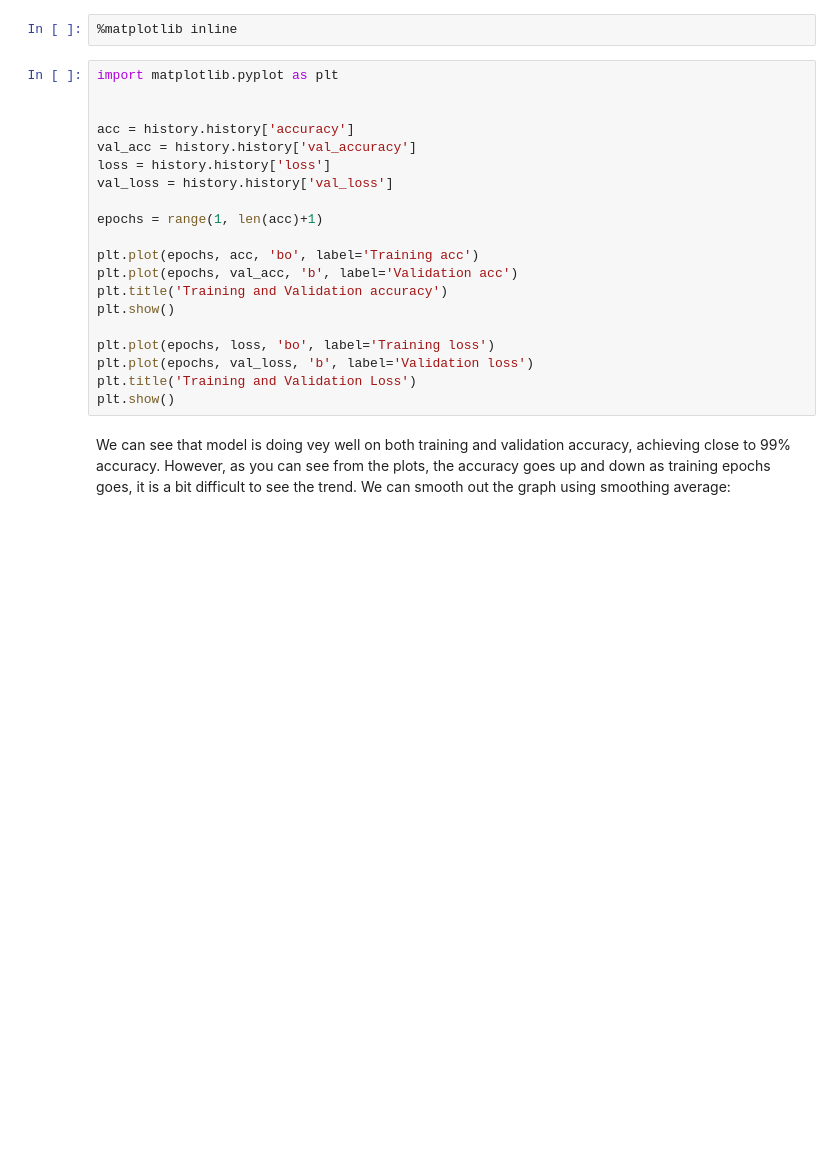
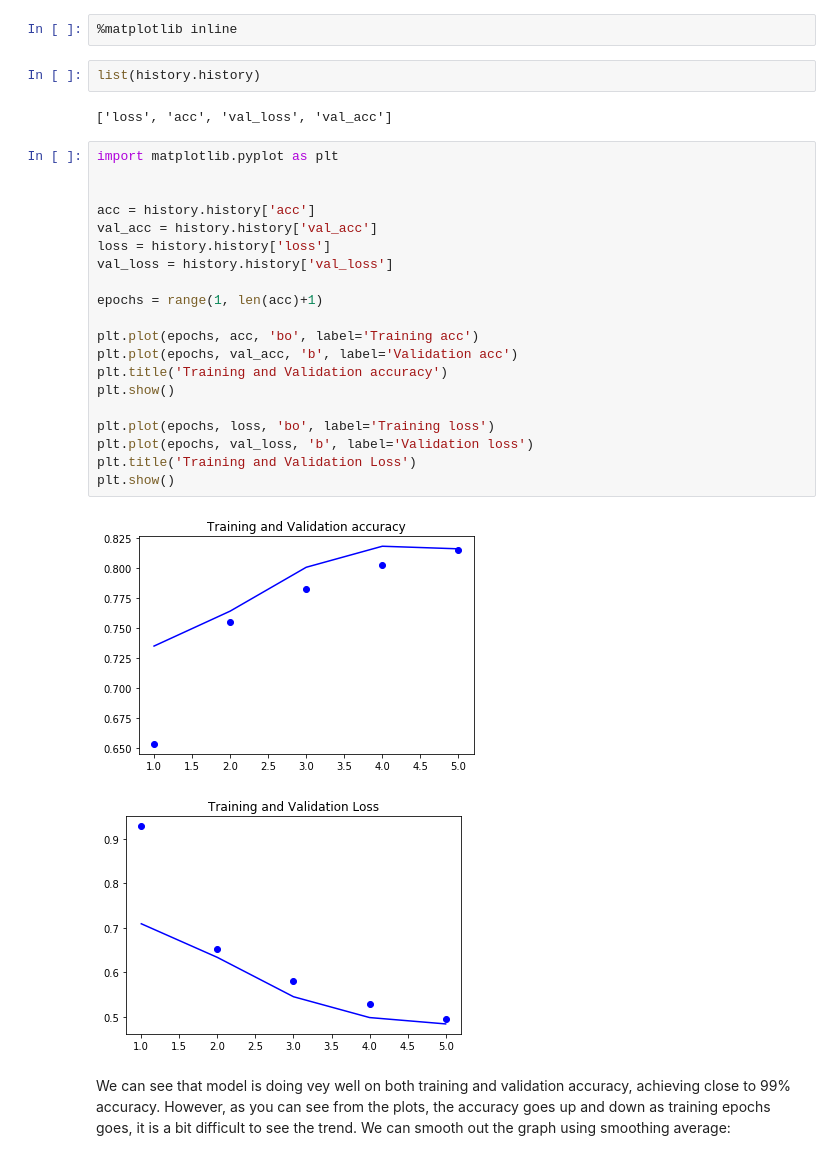
Before and after one commit to BellyTheMagnificent/ITI107-Deep-Learning-Networks, a Jupyter notebook: session-1/first_cnn_for_image_classification.ipynb, the cells around one changed output. Cells and saved outputs as stored; diff of their text form; blank space fills up the shorter version.

```diff
--- a/session-1/first_cnn_for_image_classification.ipynb
+++ b/session-1/first_cnn_for_image_classification.ipynb
@@ -115,26 +169,33 @@ history = model.fit(training_images, training_labels, epochs=5, validation_data=
 ## Plot the training vs validation accuracy and loss
 # %%
 %matplotlib inline
+# %%
+list(history.history)
+# %% [output]
+['loss', 'acc', 'val_loss', 'val_acc']
 # %%
 import matplotlib.pyplot as plt
 
 
-acc = history.history['accuracy']
-val_acc = history.history['val_accuracy']
+acc = history.history['acc']
+val_acc = history.history['val_acc']
 loss = history.history['loss']
 val_loss = history.history['val_loss']
 
 epochs = range(1, len(acc)+1)
 
 plt.plot(epochs, acc, 'bo', label='Training acc')
 plt.plot(epochs, val_acc, 'b', label='Validation acc')
 plt.title('Training and Validation accuracy')
 plt.show()
 
 plt.plot(epochs, loss, 'bo', label='Training loss')
 plt.plot(epochs, val_loss, 'b', label='Validation loss')
 plt.title('Training and Validation Loss')
 plt.show()
+# %% [output]
+[figure, added]
+[figure, added]
 # %% [markdown]
 We can see that model is doing vey well on both training and validation accuracy, achieving close to 99% accuracy. However, as you can see from the plots, the accuracy goes up and down as training epochs goes, it is a bit difficult to see the trend. We can smooth out the graph using smoothing average:
 # %% [markdown]
```
Also changed, not shown: parts of 21 cells of this notebook.
